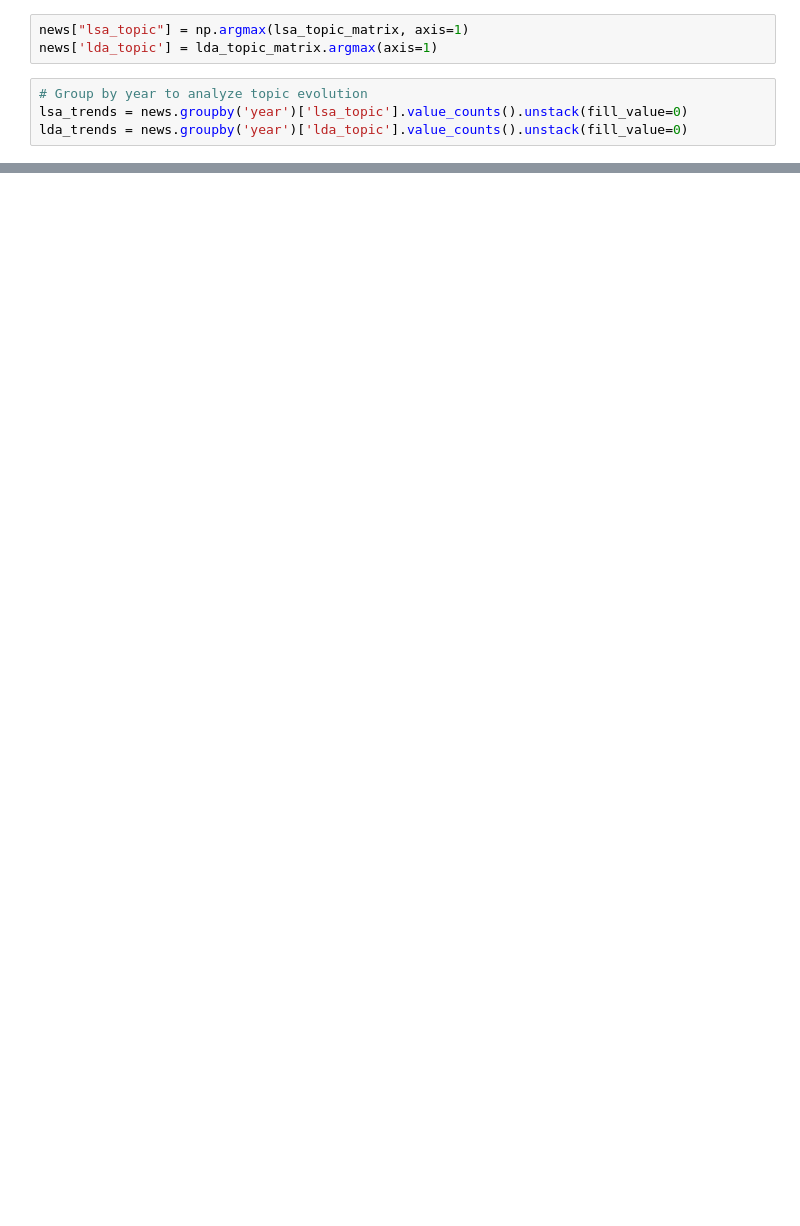
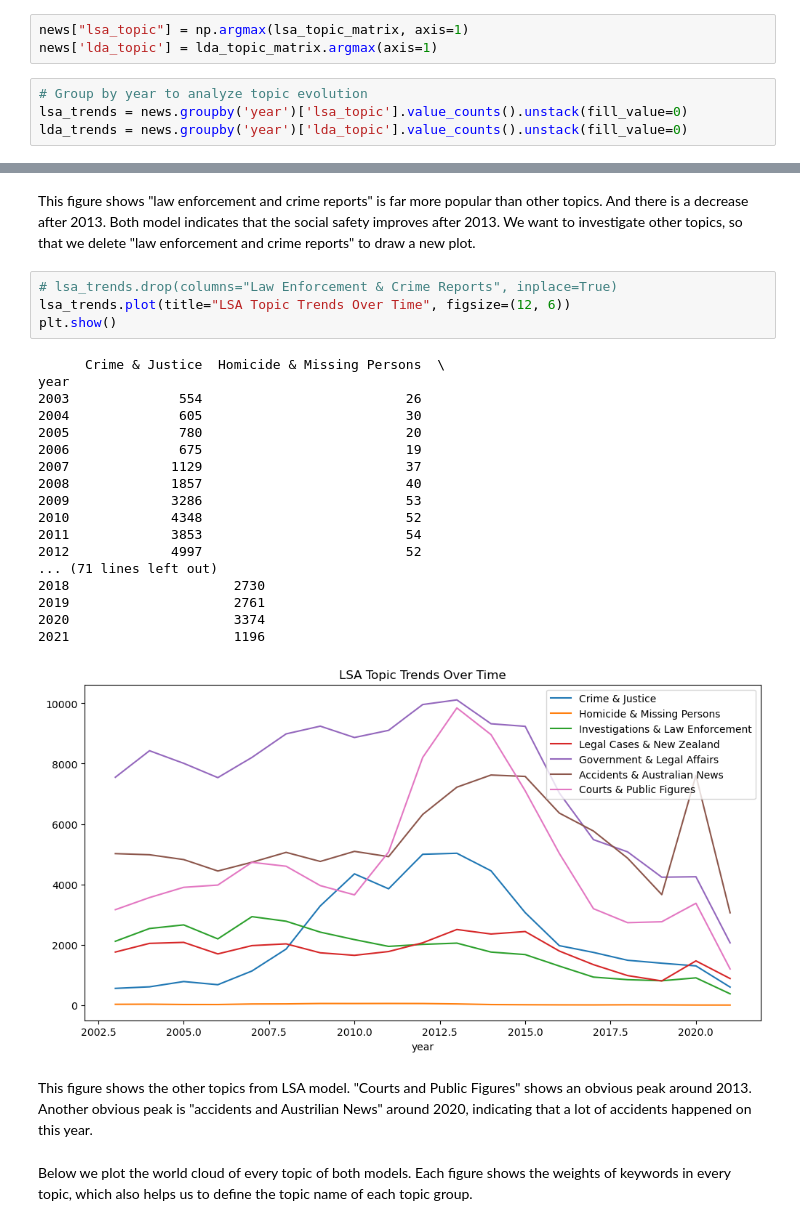
Before and after one commit to voira/text_mining_a1, a Jupyter notebook: project2.ipynb, the cells around one changed output, grey strips where cells are left out. Saved outputs shown, nothing was run; the diff lists cells and outputs as text; blank space fills up the shorter version.

```diff
--- a/project2.ipynb
+++ b/project2.ipynb
@@ -292,3 +315,32 @@ plt.show()
+# %% [markdown]
+This figure shows "law enforcement and crime reports" is far more popular than other topics. And there is a decrease after 2013. Both model indicates that the social safety improves after 2013. We want to investigate other topics, so that we delete "law enforcement and crime reports" to draw a new plot.
+# %%
+# lsa_trends.drop(columns="Law Enforcement & Crime Reports", inplace=True)
+lsa_trends.plot(title="LSA Topic Trends Over Time", figsize=(12, 6))
+plt.show()
+# %% [output]
+      Crime & Justice  Homicide & Missing Persons  \
+year
+2003              554                          26
+2004              605                          30
+2005              780                          20
+2006              675                          19
+2007             1129                          37
+2008             1857                          40
+2009             3286                          53
+2010             4348                          52
+2011             3853                          54
+2012             4997                          52
+... (71 lines left out)
+2018                     2730
+2019                     2761
+2020                     3374
+2021                     1196
+[figure, added]
+# %% [markdown]
+This figure shows the other topics from LSA model. "Courts and Public Figures" shows an obvious peak around 2013. Another obvious peak is "accidents and Austrilian News" around 2020, indicating that a lot of accidents happened on this year.
+# %% [markdown]
+Below we plot the world cloud of every topic of both models. Each figure shows the weights of keywords in every topic, which also helps us to define the topic name of each topic group.
 # %%
 # Word clouds for LSA topics
 for i, terms in enumerate(lsa_topics):
```
Also changed, not shown: parts of 19 cells of this notebook.
